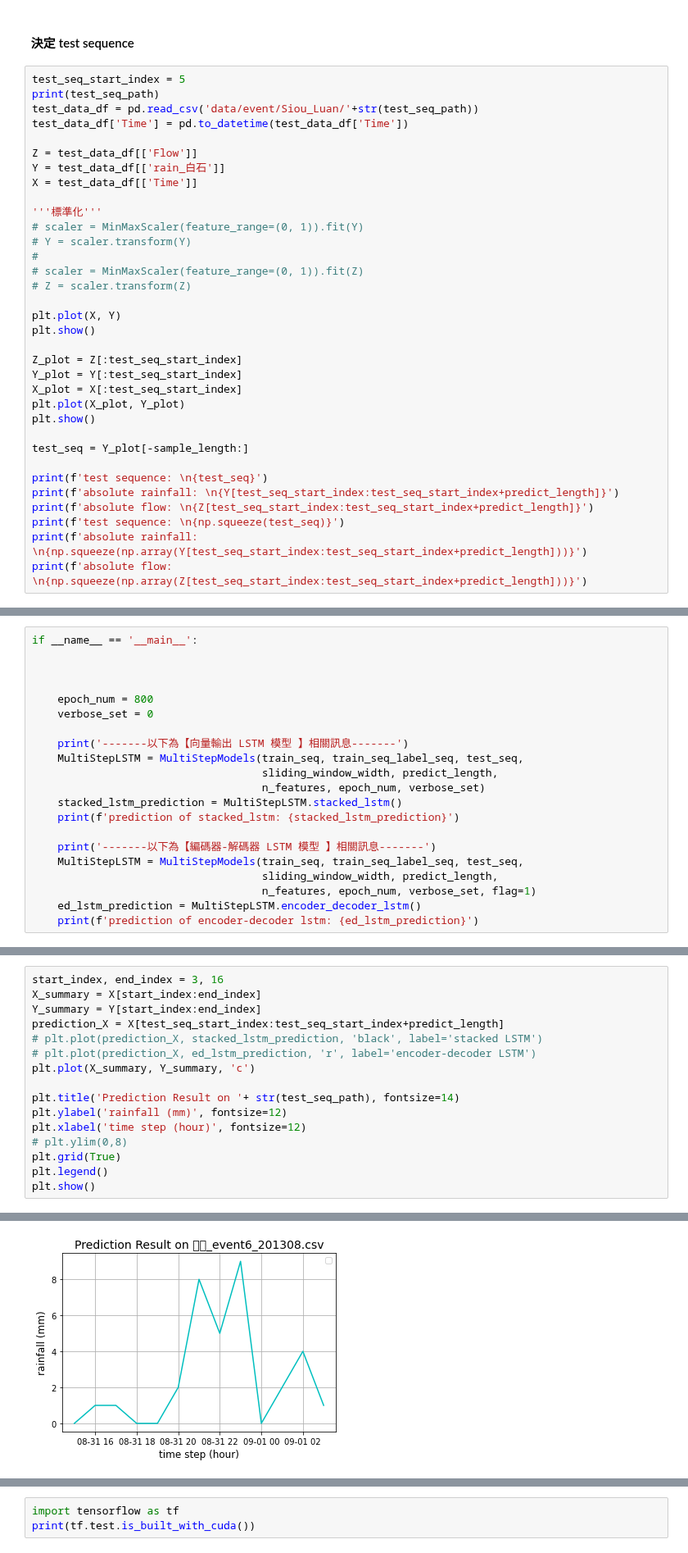
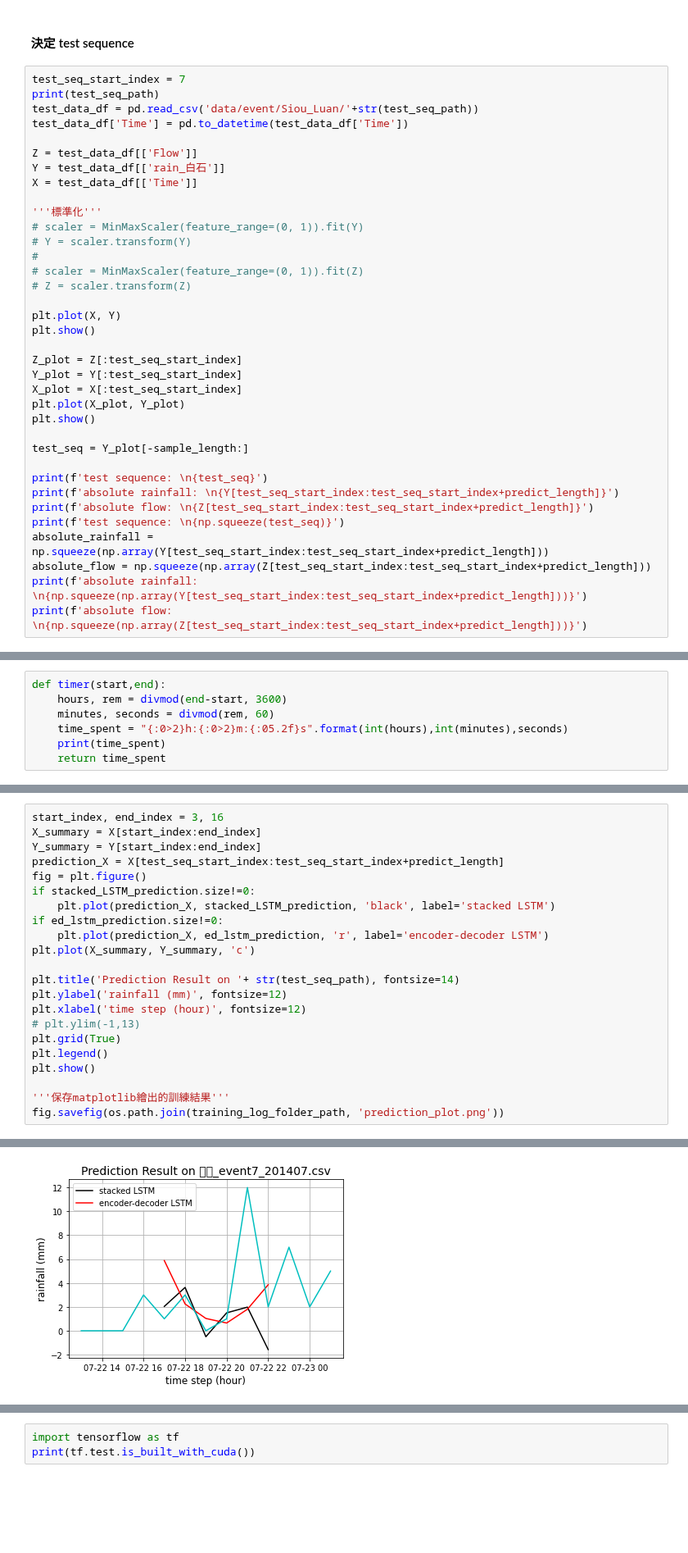
Before and after one commit to stupidpenguin/2021_Fall_BSE_Aritificial_Neural_Network, a Jupyter notebook: Final_Project/Adopted_Multi_Step_LSTM.ipynb, the cells around one changed output, grey strips where cells are left out. Shown at 82% size. Cells and saved outputs as stored; diff of their text form; blank space fills up the shorter version.

```diff
--- a/Final_Project/Adopted_Multi_Step_LSTM.ipynb
+++ b/Final_Project/Adopted_Multi_Step_LSTM.ipynb
@@ -154,7 +188,7 @@ for file_index in range(len(list_of_all_file)):
 # %% [markdown]
 #### 決定 test sequence
 # %%
-test_seq_start_index = 5
+test_seq_start_index = 7
 print(test_seq_path)
 test_data_df = pd.read_csv('data/event/Siou_Luan/'+str(test_seq_path))
 test_data_df['Time'] = pd.to_datetime(test_data_df['Time'])
@@ -185,6 +219,8 @@ print(f'test sequence: \n{test_seq}')
 print(f'absolute rainfall: \n{Y[test_seq_start_index:test_seq_start_index+predict_length]}')
 print(f'absolute flow: \n{Z[test_seq_start_index:test_seq_start_index+predict_length]}')
 print(f'test sequence: \n{np.squeeze(test_seq)}')
+absolute_rainfall = np.squeeze(np.array(Y[test_seq_start_index:test_seq_start_index+predict_length]))
+absolute_flow = np.squeeze(np.array(Z[test_seq_start_index:test_seq_start_index+predict_length]))
 print(f'absolute rainfall: \n{np.squeeze(np.array(Y[test_seq_start_index:test_seq_start_index+predict_length]))}')
 print(f'absolute flow: \n{np.squeeze(np.array(Z[test_seq_start_index:test_seq_start_index+predict_length]))}')
 # %% [output]
@@ -247,2 +269,9 @@ shape of train sequence label:(184, 6)
 shape of test sequence:(1, 12, 1)
+# %%
+def timer(start,end):
+    hours, rem = divmod(end-start, 3600)
+    minutes, seconds = divmod(rem, 60)
+    time_spent = "{:0>2}h:{:0>2}m:{:05.2f}s".format(int(hours),int(minutes),seconds)
+    print(time_spent)
+    return time_spent
 # %%
@@ -311,21 +613,0 @@ class MultiStepModels:
-# %%
-if __name__ == '__main__':
-
-
-
-    epoch_num = 800
-    verbose_set = 0
-
-    print('-------以下為【向量輸出 LSTM 模型 】相關訊息-------')
-    MultiStepLSTM = MultiStepModels(train_seq, train_seq_label_seq, test_seq,
-                                    sliding_window_width, predict_length,
-                                    n_features, epoch_num, verbose_set)
-    stacked_lstm_prediction = MultiStepLSTM.stacked_lstm()
-    print(f'prediction of stacked_lstm: {stacked_lstm_prediction}')
-
-    print('-------以下為【編碼器-解碼器 LSTM 模型 】相關訊息-------')
-    MultiStepLSTM = MultiStepModels(train_seq, train_seq_label_seq, test_seq,
-                                    sliding_window_width, predict_length,
-                                    n_features, epoch_num, verbose_set, flag=1)
-    ed_lstm_prediction = MultiStepLSTM.encoder_decoder_lstm()
-    print(f'prediction of encoder-decoder lstm: {ed_lstm_prediction}')
@@ -352,15 +616,21 @@ start_index, end_index = 3, 16
 X_summary = X[start_index:end_index]
 Y_summary = Y[start_index:end_index]
 prediction_X = X[test_seq_start_index:test_seq_start_index+predict_length]
-# plt.plot(prediction_X, stacked_lstm_prediction, 'black', label='stacked LSTM')
-# plt.plot(prediction_X, ed_lstm_prediction, 'r', label='encoder-decoder LSTM')
+fig = plt.figure()
+if stacked_LSTM_prediction.size!=0:
+    plt.plot(prediction_X, stacked_LSTM_prediction, 'black', label='stacked LSTM')
+if ed_lstm_prediction.size!=0:
+    plt.plot(prediction_X, ed_lstm_prediction, 'r', label='encoder-decoder LSTM')
 plt.plot(X_summary, Y_summary, 'c')
 
 plt.title('Prediction Result on '+ str(test_seq_path), fontsize=14)
 plt.ylabel('rainfall (mm)', fontsize=12)
 plt.xlabel('time step (hour)', fontsize=12)
-# plt.ylim(0,8)
+# plt.ylim(-1,13)
 plt.grid(True)
 plt.legend()
 plt.show()
+
+'''保存matplotlib繪出的訓練結果'''
+fig.savefig(os.path.join(training_log_folder_path, 'prediction_plot.png'))
 # %% [output]
@@ -368,4 +637,4 @@ No handles with labels found to put in legend.
-[figure, old version]
+[figure, new version]
 # %% [markdown]
 ### 秀巒水位站 流量 雨量站 比例
 * 鎮西堡 0.16
```
Also changed, not shown: parts of 12 cells of this notebook, 30 other files.
